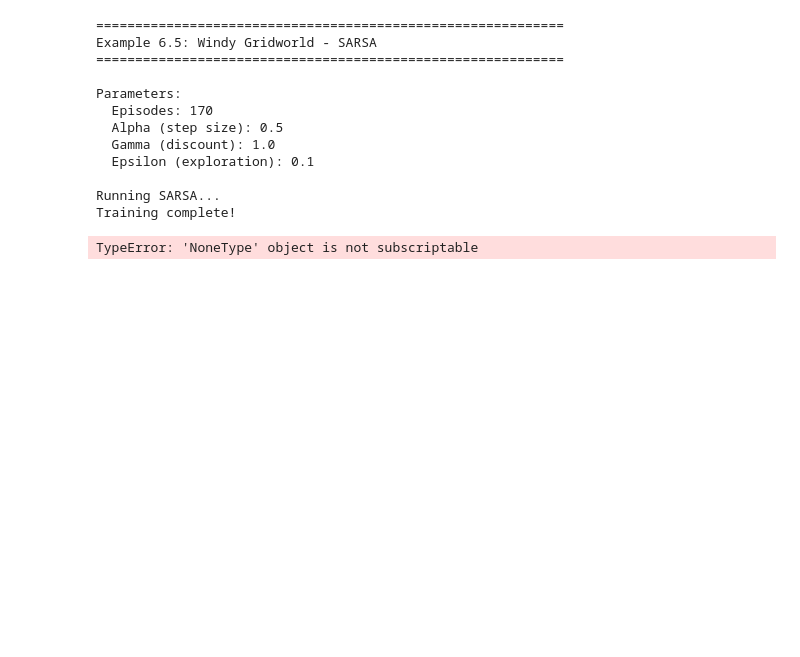
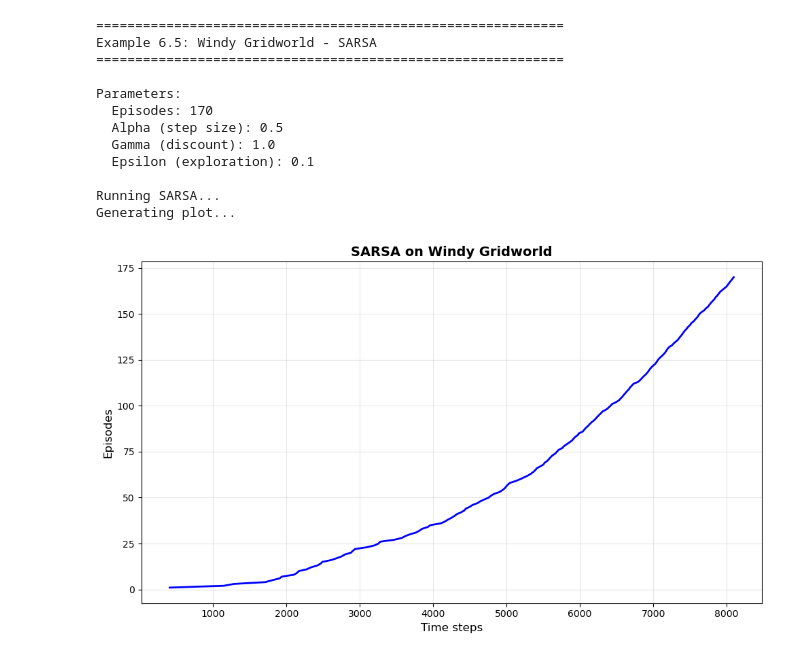
Before and after one commit to niveena/reinforcmentlearning, a Jupyter notebook: ch6_example6.5_SARSA.ipynb, the cells around one changed output. Cells and saved outputs as stored; diff of their text form; code cells hidden in the pictures; blank space fills up the shorter version.

Commit message:
plotting done, need to clean up

```diff
--- a/ch6_example6.5_SARSA.ipynb
+++ b/ch6_example6.5_SARSA.ipynb
@@ -196,18 +196,16 @@ def plot_results(time_steps, episode_numbers):
     """
     reproduce the plot from example 6.5
     """
-    # TODO: create a figure with size (10, 6)
     plt.figure(figsize=(10, 6))
+    plt.plot(time_steps, episode_numbers, linewidth=2, color='blue')
+    plt.xlabel('Time steps', fontsize=12)
+    plt.ylabel('Episodes', fontsize=12)
+    plt.title('SARSA on Windy Gridworld', fontsize=14, fontweight='bold')
+    plt.grid(True, alpha=0.3)
 
-    # TODO: plot time_steps vs episode_numbers
-
-    # TODO: add labels and title
-
-    # TODO: add grid for readability
-
-    # TODO: save and display the figure
-
-    pass
+    plt.tight_layout()
+    plt.savefig('windy_gridworld_sarsa.png', dpi=300, bbox_inches='tight')
+    plt.show()
 
 
 def get_greedy_path(env, Q):
@@ -217,7 +215,7 @@ def get_greedy_path(env, Q):
     this shows what the agent learned: starting from the initial state,
     always choose the action with the highest Q value (greedy, no exploration).
     """
-	    state = env.reset()
+    state = env.reset()
     path = [state]
     steps = 0
     max_steps = 100  # prevent infinite loops
@@ -236,54 +234,42 @@ if __name__ == "__main__":
     print("Example 6.5: Windy Gridworld - SARSA")
     print("=" * 60)
     print()
 
-    # parameters from the textbook
+    # parameters from the book
     num_episodes = 170
-    alpha = 0.5         # step size
-    gamma = 1.0         # undiscounted (episodic task)
-    epsilon = 0.1       # exploration rate
+    alpha = 0.5
+    gamma = 1.0  # undiscounted episodes
+    epsilon = 0.1
 
     print(f"Parameters:")
     print(f"  Episodes: {num_episodes}")
     print(f"  Alpha (step size): {alpha}")
     print(f"  Gamma (discount): {gamma}")
     print(f"  Epsilon (exploration): {epsilon}")
     print()
 
-    # TODO: create environment instance
-    env = None  # TODO: FILL IN
+    # create environment
+    env = WindyGridworld(seed=42)
 
     print("Running SARSA...")
-    # TODO: call sarsa() function and unpack results
-    Q, episode_lengths, time_steps = None, None, None  # TODO: FILL IN
+    Q, episode_lengths, time_steps = sarsa(env, num_episodes, alpha, gamma, epsilon)
 
-    # TODO: Create list of episode numbers for plotting
-    episode_numbers = None  # TODO: FILL IN
-
-    print(f"Training complete!")
-    print(f"Total time steps: {time_steps[-1]}")
-    print(f"Average episode length (last 10): {np.mean(episode_lengths[-10:]):.1f}")
-    print()
-
-    # TODO: get and display the greedy path
-    optimal_path = None  # TODO: FILL IN
-    print(f"Greedy policy path length: {len(optimal_path) - 1} steps")
-    print(f"(Book reports minimum of 15 steps)")
-    print()
+    # convert to episode numbers for plotting
+    episode_numbers = list(range(1, len(time_steps) + 1))
 
     print("Generating plot...")
-    # TODO: call plot_results() function
+    plot_results(time_steps, episode_numbers)
 # %% [output]
 ============================================================
 Example 6.5: Windy Gridworld - SARSA
 ============================================================
 
 Parameters:
   Episodes: 170
   Alpha (step size): 0.5
   Gamma (discount): 1.0
   Epsilon (exploration): 0.1
 
 Running SARSA...
-Training complete!
+Generating plot...
-TypeError: 'NoneType' object is not subscriptable
+[figure, added]
```
